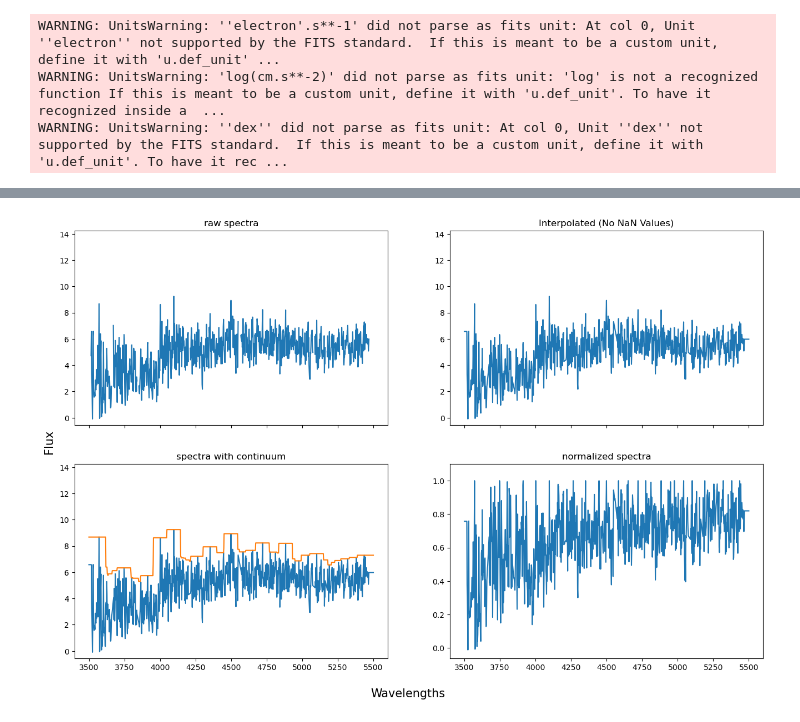
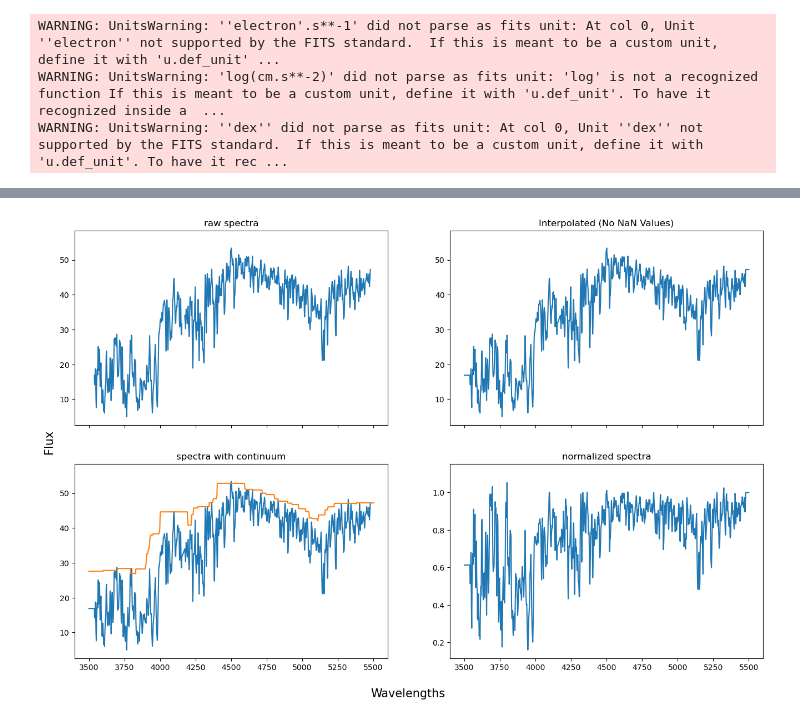
Before and after one commit to Galactic-Archaeology-Lab/het_cannon_projects, a Jupyter notebook: nachiket/Quality_Cuts.ipynb, the cells around one changed output, grey strips where cells are left out. Cells and saved outputs as stored; diff of their text form; code cells hidden in the pictures.

```diff
--- a/nachiket/Quality_Cuts.ipynb
+++ b/nachiket/Quality_Cuts.ipynb
@@ -148,6 +153,6 @@ np.median(BMC_timings)
 # %%
 #Plotting graphs
-idx = 100 #change this to the idx of the spectra you want to see
+idx = 0 #change this to the idx of the spectra you want to see
 continuum = continuums[idx]
 normalized = normalized_spectra[idx]
 resampled_flux = sampled_spectras[idx]
@@ -216,31 +222,31 @@ z_qso
 z_star
 zmag
 # %%
-idx = 100
+idx = 0
 continuum = spec_data["spec_continuums"][idx]
 normalized = spec_data["spec_norm"][idx]
 resampled_flux = spec_data["spec_sampled"][idx]
 
 fig, ((ax1,ax2),(ax3,ax4)) = plt.subplots(2, 2, figsize=(16, 10),sharex=True)
 
-ax1.plot(np.linspace(3500,5500,1036),quality_spec["spec"][idx])
+ax1.plot(np.linspace(3500,5500,1036),spec_data["spec"][idx])
 ax1.set_ylim(top=max(resampled_flux)+5)
 ax1.set_title("raw spectra")
 
 ax2.plot(np.linspace(3500,5500,len(resampled_flux)),resampled_flux)
 ax2.set_ylim(top=max(resampled_flux)+5)
 ax2.set_title("Interpolated (No NaN Values)")
 
 ax3.plot(np.linspace(3500,5500,len(resampled_flux)),resampled_flux)
 ax3.plot(np.linspace(3500,5500,len(continuum)),continuum)
 ax3.set_ylim(top=max(resampled_flux)+5)
 ax3.set_title("spectra with continuum")
 
 ax4.plot(np.linspace(3500,5500,len(normalized)),normalized)
 ax4.set_ylim(top=max(normalized)+0.1)
 ax4.set_title("normalized spectra")
 fig.text(0.5, 0.04, 'Wavelengths', ha='center',size=15)
 fig.text(0.09, 0.5, 'Flux', va='center', rotation='vertical',size=15)
 plt.show()
 # %% [output]
-[figure, old version]
+[figure, new version]
```
Also changed, not shown: parts of 10 cells of this notebook, 6 other files.
